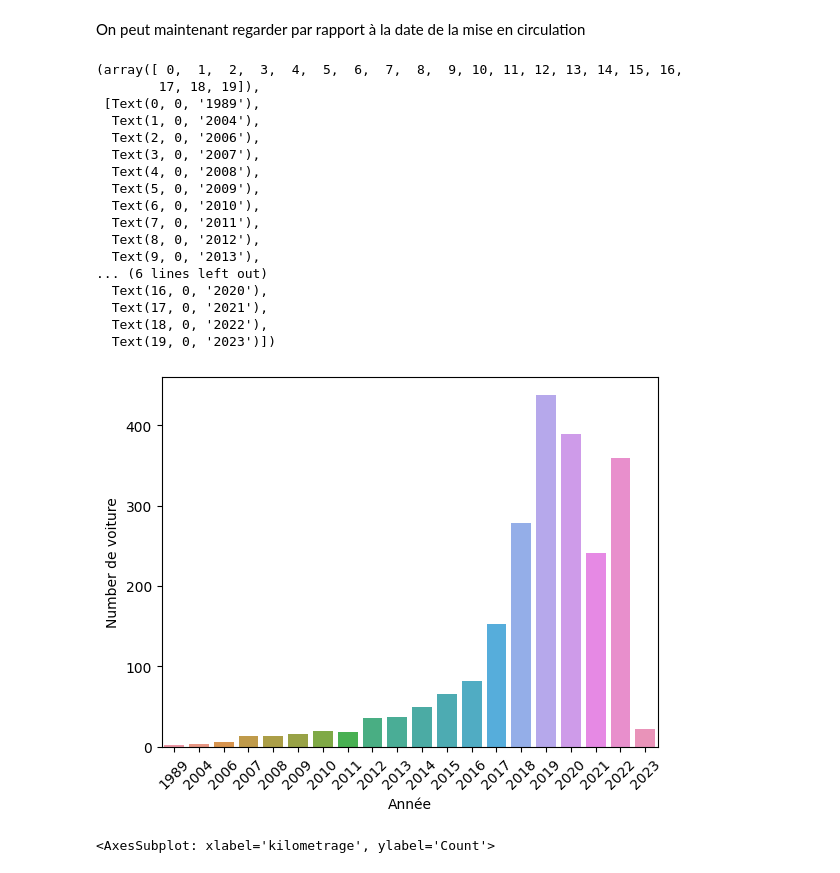
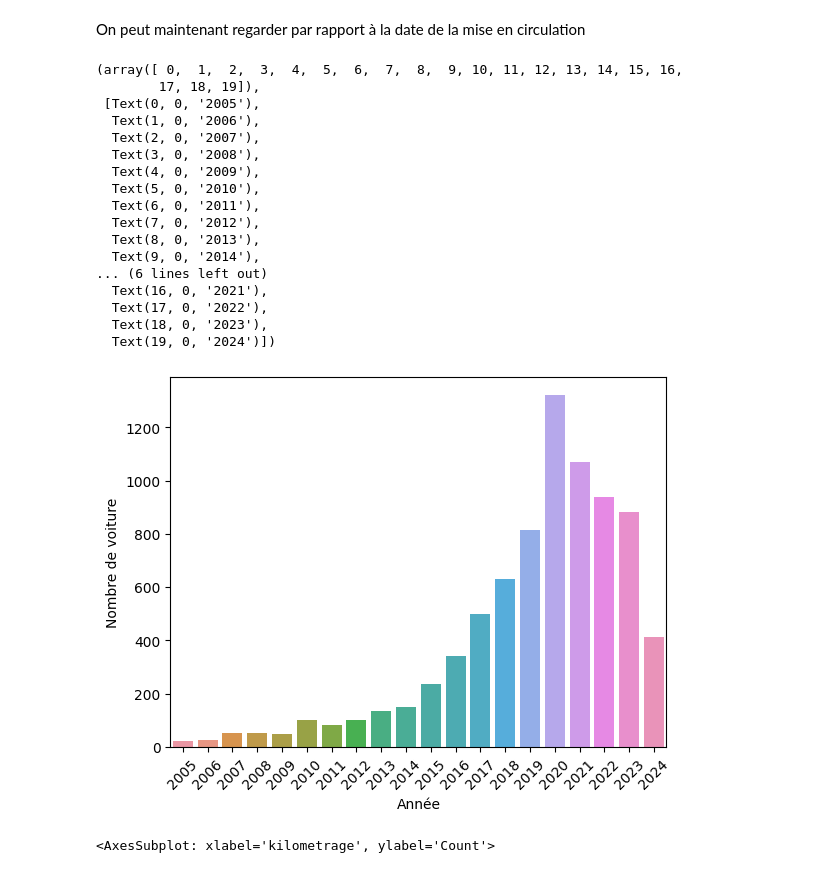
Before and after one commit to IvanBF9/MachineLearningCarPrice, a Jupyter notebook: notebooks/data_exploratory.ipynb, the cells around one changed output. Cells and saved outputs as stored; diff of their text form; code cells hidden in the pictures.

```diff
--- a/notebooks/data_exploratory.ipynb
+++ b/notebooks/data_exploratory.ipynb
@@ -7,7 +7,7 @@ import seaborn as sns;
 # %% [markdown]
 lecture du dataset
 # %%
-file_path = '../data/dataset_clean.csv'
-car = pd.read_csv(file_path)
-car.head()
+file_path = '../data/lacentrale-dev.csv'
+lacentral_df = pd.read_csv(file_path)
+lacentral_df.head()
 # %% [output]
@@ -115,0 +124,3 @@ sns.histplot(data=car, x="puissance", kde=True)
+# %%
+lacentral_df.horsepower = lacentral_df[lacentral_df.horsepower < 700]['horsepower']
+sns.histplot(data=lacentral_df, x="horsepower", kde=True)
@@ -116,29 +130,29 @@ sns.histplot(data=car, x="puissance", kde=True)
 # %% [markdown]
 On peut maintenant regarder par rapport à la date de la mise en circulation
 # %%
-sns.barplot(x='index', y='mise_en_circulation', data=car['mise_en_circulation'].value_counts().reset_index().head(20))
+sns.barplot(x='year', y='count', data=lacentral_df['year'].value_counts().reset_index().head(20))
 plt.xlabel('Année')
-plt.ylabel('Number de voiture')
+plt.ylabel('Nombre de voiture')
 plt.xticks(rotation=45)
 # %% [output]
 (array([ 0,  1,  2,  3,  4,  5,  6,  7,  8,  9, 10, 11, 12, 13, 14, 15, 16,
         17, 18, 19]),
- [Text(0, 0, '1989'),
-  Text(1, 0, '2004'),
-  Text(2, 0, '2006'),
-  Text(3, 0, '2007'),
-  Text(4, 0, '2008'),
-  Text(5, 0, '2009'),
-  Text(6, 0, '2010'),
-  Text(7, 0, '2011'),
-  Text(8, 0, '2012'),
-  Text(9, 0, '2013'),
+ [Text(0, 0, '2005'),
+  Text(1, 0, '2006'),
+  Text(2, 0, '2007'),
+  Text(3, 0, '2008'),
+  Text(4, 0, '2009'),
+  Text(5, 0, '2010'),
+  Text(6, 0, '2011'),
+  Text(7, 0, '2012'),
+  Text(8, 0, '2013'),
+  Text(9, 0, '2014'),
 ... (6 lines left out)
-  Text(16, 0, '2020'),
-  Text(17, 0, '2021'),
-  Text(18, 0, '2022'),
-  Text(19, 0, '2023')])
+  Text(16, 0, '2021'),
+  Text(17, 0, '2022'),
+  Text(18, 0, '2023'),
+  Text(19, 0, '2024')])
-[figure, old version]
+[figure, new version]
 # %%
 sns.histplot(data=car, x="kilometrage", kde=True)
 # %% [output]
```
Also changed, not shown: parts of 12 cells of this notebook, 1 other file.
